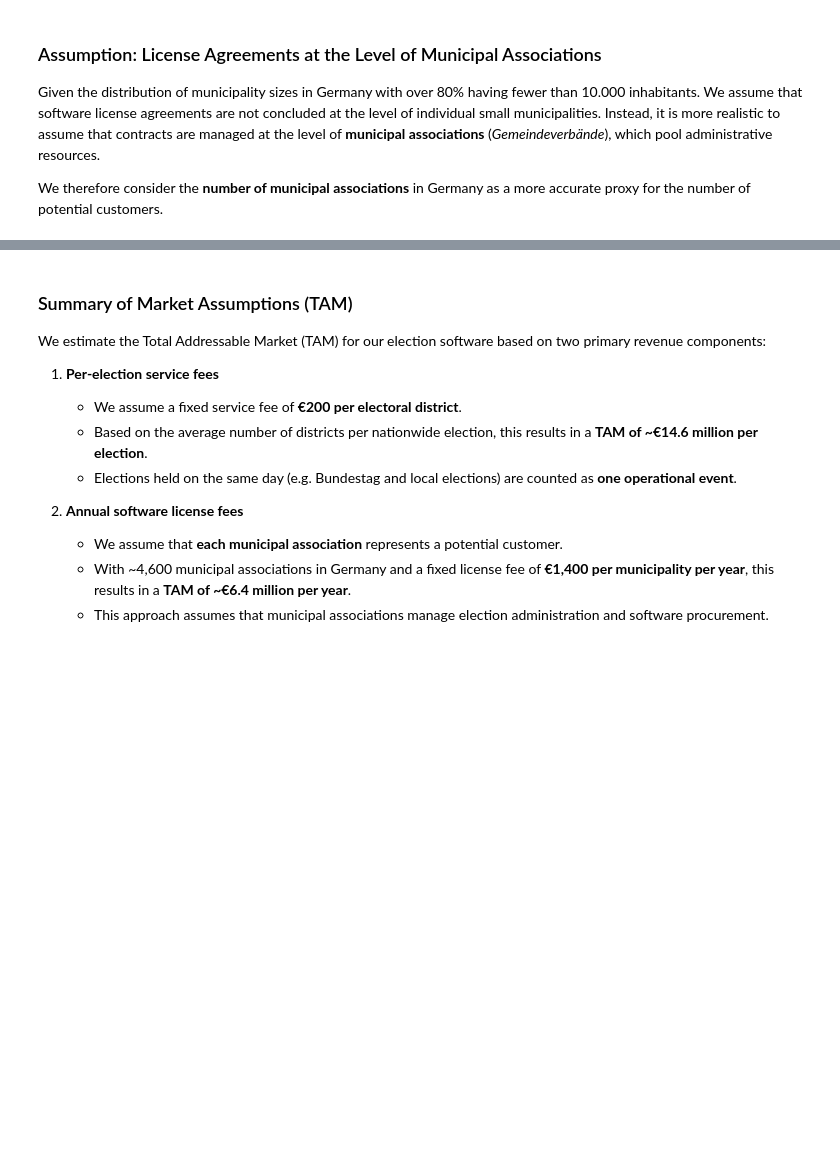
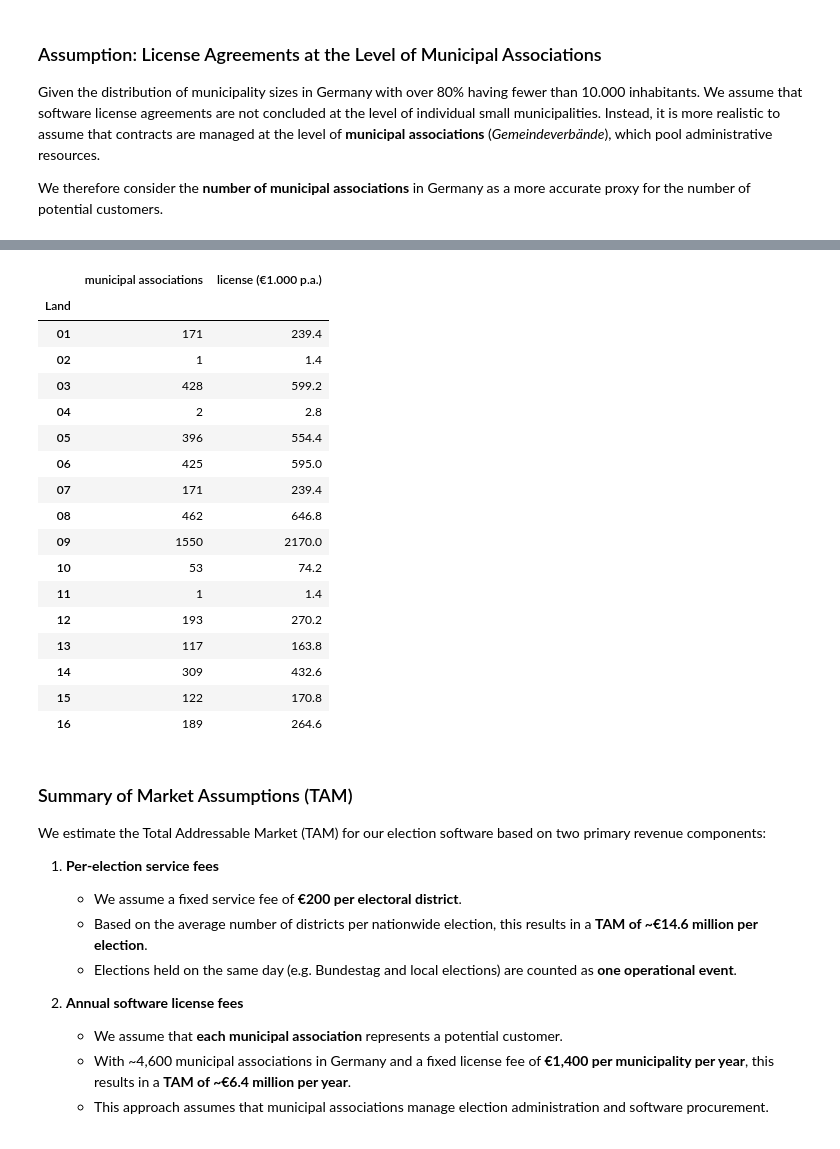
Before and after one commit to weissflogtom/vc-marketsizing, a Jupyter notebook: marketsize.ipynb, the cells around one changed output, grey strips where cells are left out. Cells and saved outputs as stored; diff of their text form; code cells hidden in the pictures; blank space fills up the shorter version.

```diff
--- a/marketsize.ipynb
+++ b/marketsize.ipynb
@@ -211,3 +204,27 @@ License p.a. ~ €6.4M
+# %%
+lisenz_cost = 1_400
+municipal_associations = municipalities.drop_duplicates(subset=['Land', 'RB', 'Kreis', 'VB']).groupby('Land').size().reset_index(name='municipal associations')
+municipal_associations['license (€1.000 p.a.)'] = municipal_associations['municipal associations'].multiply(lisenz_cost).divide(1_000).round(2)
+municipal_associations.set_index('Land')
+# %% [output]
+|  | municipal associations | license (€1.000 p.a.) |
+| Land |  |  |
+| 01 | 171 | 239.4 |
+| 02 | 1 | 1.4 |
+| 03 | 428 | 599.2 |
+| 04 | 2 | 2.8 |
+| 05 | 396 | 554.4 |
+| 06 | 425 | 595.0 |
+| 07 | 171 | 239.4 |
+| 08 | 462 | 646.8 |
+| 09 | 1550 | 2170.0 |
+| 10 | 53 | 74.2 |
+| 11 | 1 | 1.4 |
+| 12 | 193 | 270.2 |
+| 13 | 117 | 163.8 |
+| 14 | 309 | 432.6 |
+| 15 | 122 | 170.8 |
+| 16 | 189 | 264.6 |
 # %% [markdown]
 ### Summary of Market Assumptions (TAM)
 
```
Also changed, not shown: parts of 5 cells of this notebook, 1 other file.
